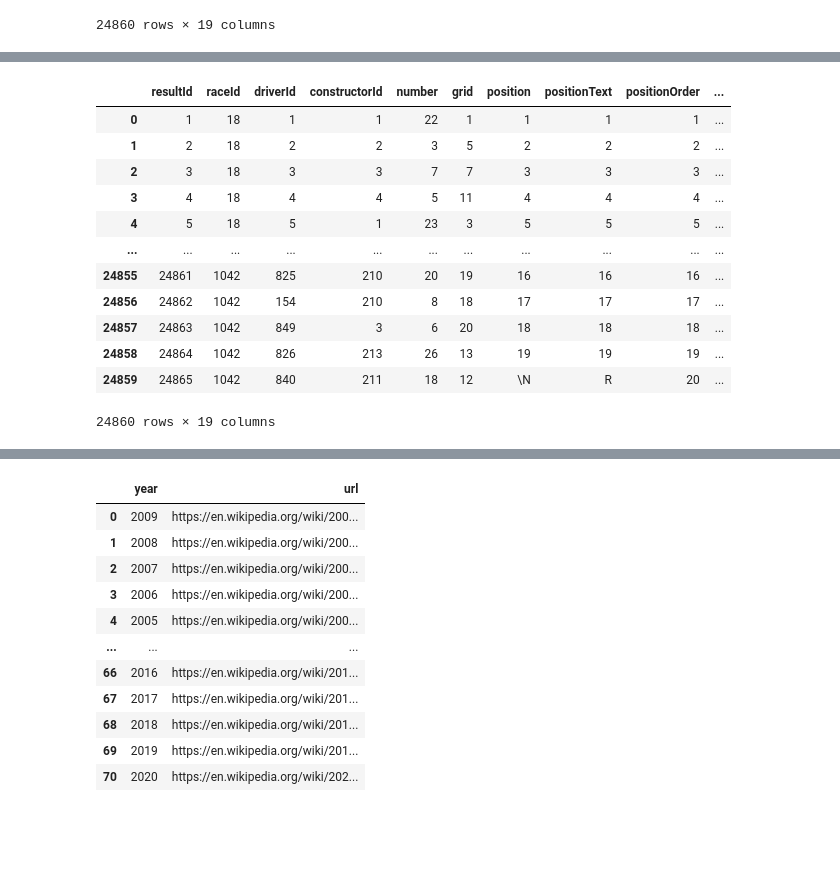
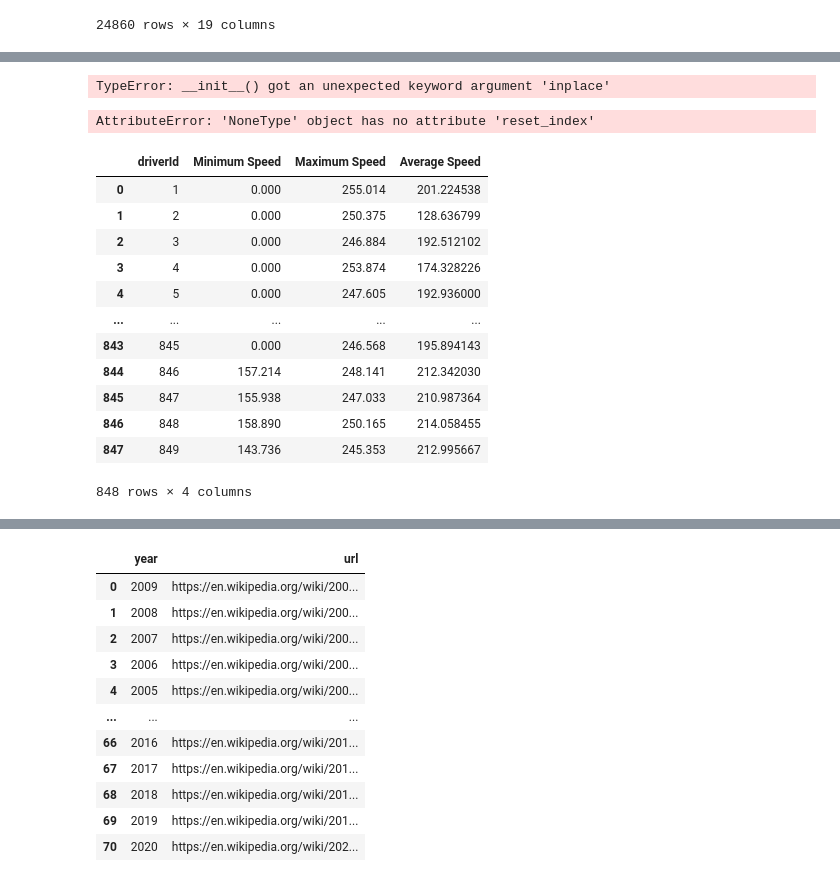
Before and after one commit to Vincent-glitch/ML-Project, a Jupyter notebook: notebooks/formula_etl.ipynb, the cells around one changed output, grey strips where cells are left out. Drawn from its saved outputs; the diff is of its cells as text; code cells hidden in the pictures; blank space fills up the shorter version.

```diff
--- a/notebooks/formula_etl.ipynb
+++ b/notebooks/formula_etl.ipynb
@@ -440,16 +458,11 @@ Name: Win or Lost, Length: 1033, dtype: int64
-# %%
-wl_results
-# %% [output]
-|  | resultId | raceId | driverId | constructorId | number | grid | position | positionText | positionOrder | ... |
-| 0 | 1 | 18 | 1 | 1 | 22 | 1 | 1 | 1 | 1 | ... |
-| 1 | 2 | 18 | 2 | 2 | 3 | 5 | 2 | 2 | 2 | ... |
-| 2 | 3 | 18 | 3 | 3 | 7 | 7 | 3 | 3 | 3 | ... |
-| 3 | 4 | 18 | 4 | 4 | 5 | 11 | 4 | 4 | 4 | ... |
-| 4 | 5 | 18 | 5 | 1 | 23 | 3 | 5 | 5 | 5 | ... |
-| ... | ... | ... | ... | ... | ... | ... | ... | ... | ... | ... |
-| 24855 | 24861 | 1042 | 825 | 210 | 20 | 19 | 16 | 16 | 16 | ... |
-| 24856 | 24862 | 1042 | 154 | 210 | 8 | 18 | 17 | 17 | 17 | ... |
-| 24857 | 24863 | 1042 | 849 | 3 | 6 | 20 | 18 | 18 | 18 | ... |
-| 24858 | 24864 | 1042 | 826 | 213 | 26 | 13 | 19 | 19 | 19 | ... |
-| 24859 | 24865 | 1042 | 840 | 211 | 18 | 12 | \N | R | 20 | ... |
-24860 rows × 19 columns
+# %%
+s = wl_results.groupby('driverId')['Win or Lost']
+counts = s.value_counts()
+percent = s.value_counts(normalize=True)
+# percent100 = s.value_counts(normalize=True).mul(100).round(1).astype(str) + '%'
+percent100 = s.value_counts(normalize=True).mul(100).round(1)
+wl_ratio = pd.DataFrame({'counts': counts, 'per': percent, 'per100': percent100})
+wl_ratio.reset_index(inplace= True)
+wl_ratio
+# %% [output]
+TypeError: __init__() got an unexpected keyword argument 'inplace'
@@ -455,0 +471,22 @@ wl_results
+# %%
+fastest_lap_time = wl_results.groupby('driverId')['fastestLapTime'].agg(['min','max','mean'])
+fastest_lap_time.rename(columns={'min':'Slowest Lap Time', 'max': 'Fastest Lap Time', 'mean': 'Average Lap Time'}).reset_index()
+# %% [output]
+AttributeError: 'NoneType' object has no attribute 'reset_index'
+# %%
+speed = wl_results.groupby('driverId')['fastestLapSpeed'].agg(['min','max','mean'])
+speed.rename(columns={'min':'Minimum Speed', 'max': 'Maximum Speed', 'mean': 'Average Speed'})
+# %% [output]
+|  | driverId | Minimum Speed | Maximum Speed | Average Speed |
+| 0 | 1 | 0.000 | 255.014 | 201.224538 |
+| 1 | 2 | 0.000 | 250.375 | 128.636799 |
+| 2 | 3 | 0.000 | 246.884 | 192.512102 |
+| 3 | 4 | 0.000 | 253.874 | 174.328226 |
+| 4 | 5 | 0.000 | 247.605 | 192.936000 |
+| ... | ... | ... | ... | ... |
+| 843 | 845 | 0.000 | 246.568 | 195.894143 |
+| 844 | 846 | 157.214 | 248.141 | 212.342030 |
+| 845 | 847 | 155.938 | 247.033 | 210.987364 |
+| 846 | 848 | 158.890 | 250.165 | 214.058455 |
+| 847 | 849 | 143.736 | 245.353 | 212.995667 |
+848 rows × 4 columns
```
Also changed, not shown: parts of 16 cells of this notebook, 53 other files.
